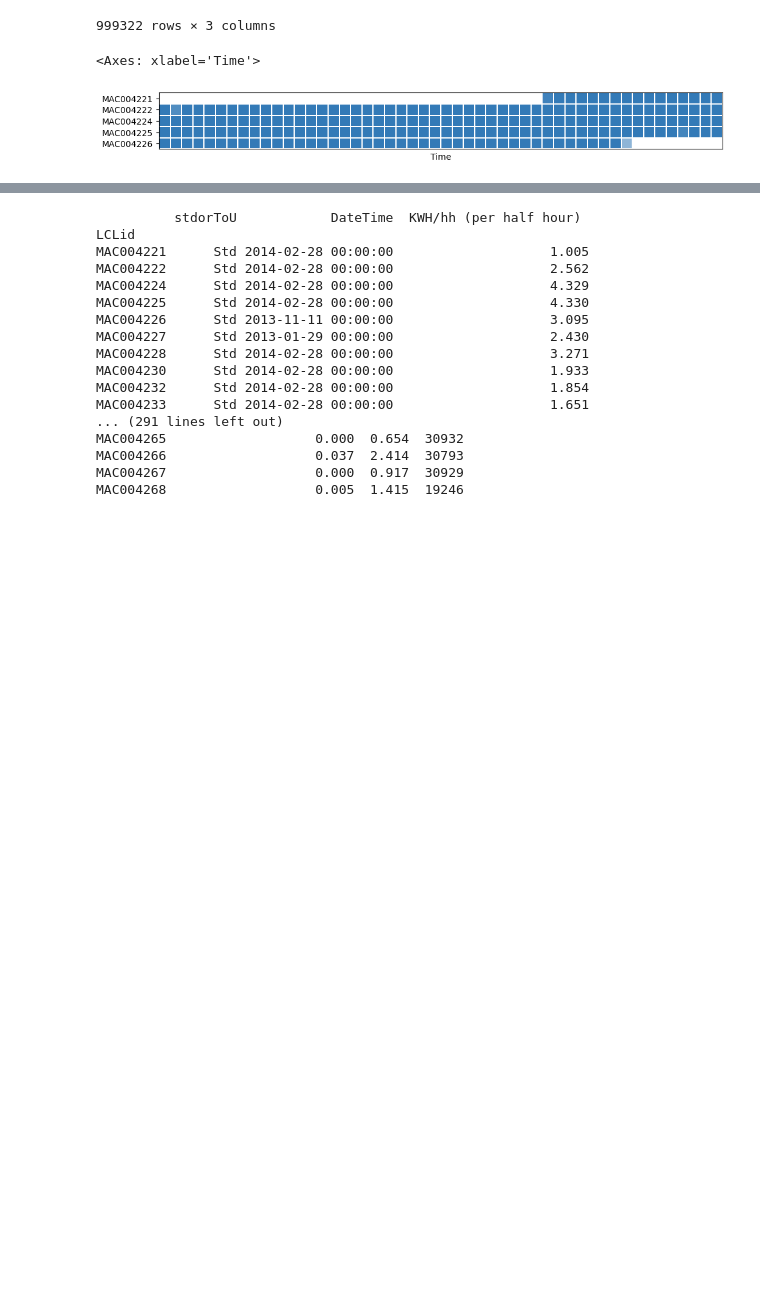
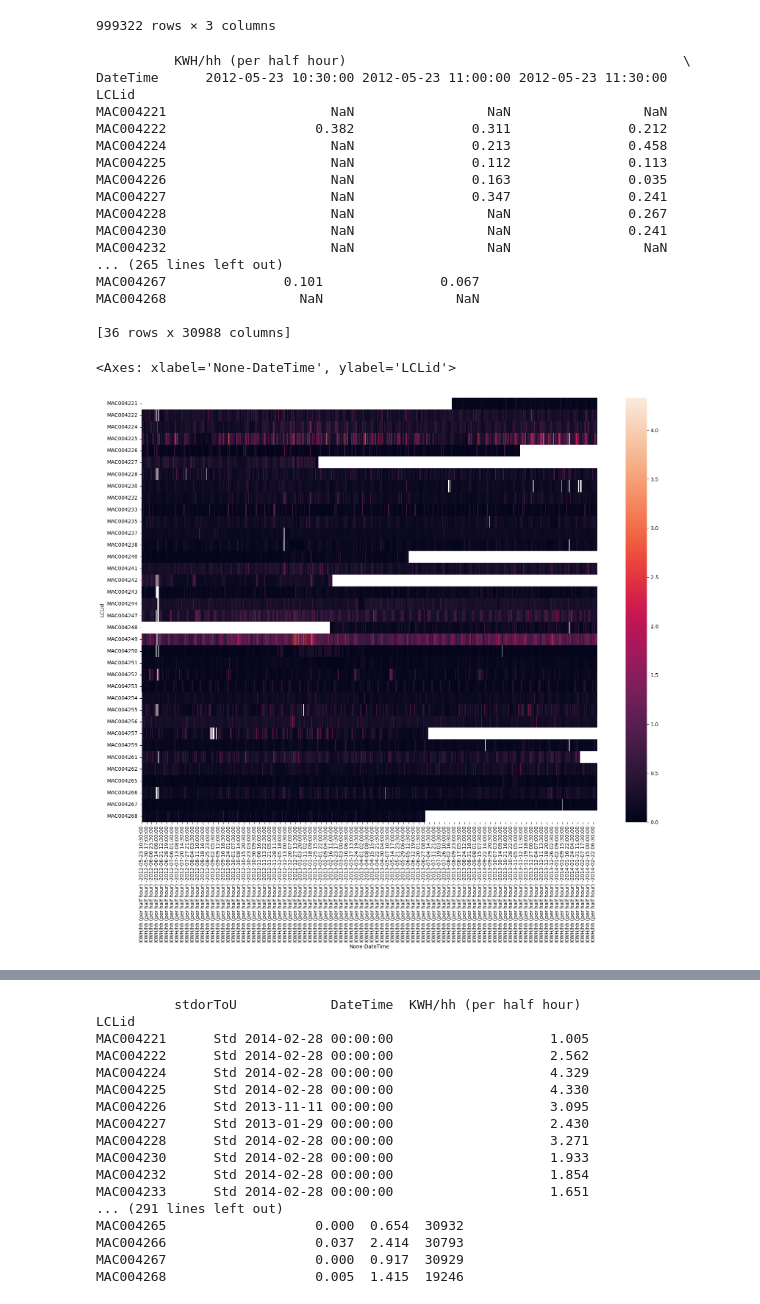
Before and after one commit to jaksanders/electric-load-forecasting, a Jupyter notebook: london-households-smartmeter-data.ipynb, the cells around one changed output, grey strips where cells are left out. Drawn from its saved outputs; the diff is of its cells as text; code cells hidden in the pictures; blank space fills up the shorter version.

```diff
--- a/london-households-smartmeter-data.ipynb
+++ b/london-households-smartmeter-data.ipynb
@@ -152,10 +166,3 @@ d.set_index('DateTime')
 | 2013-06-29 08:30:00 | MAC004268 | Std | 0.049 |
 | 2013-06-29 09:00:00 | MAC004268 | Std | 0.129 |
 999322 rows × 3 columns
-# %%
-from pandas_profiling.visualisation.plot import timeseries_heatmap
-
-timeseries_heatmap(dataframe=d, entity_column='LCLid', sortby='DateTime')
-# %% [output]
-<Axes: xlabel='Time'>
-[figure, removed]
@@ -161,0 +171,25 @@ timeseries_heatmap(dataframe=d, entity_column='LCLid', sortby='DateTime')
+# %%
+pivot_table = pd.pivot_table(d, columns='DateTime', index='LCLid')
+print(pivot_table)
+plt.subplots(figsize=(20,15))
+sns.heatmap(pivot_table)
+# %% [output]
+          KWH/hh (per half hour)                                           \
+DateTime      2012-05-23 10:30:00 2012-05-23 11:00:00 2012-05-23 11:30:00
+LCLid
+MAC004221                     NaN                 NaN                 NaN
+MAC004222                   0.382               0.311               0.212
+MAC004224                     NaN               0.213               0.458
+MAC004225                     NaN               0.112               0.113
+MAC004226                     NaN               0.163               0.035
+MAC004227                     NaN               0.347               0.241
+MAC004228                     NaN                 NaN               0.267
+MAC004230                     NaN                 NaN               0.241
+MAC004232                     NaN                 NaN                 NaN
+... (265 lines left out)
+MAC004267               0.101               0.067
+MAC004268                 NaN                 NaN
+
+[36 rows x 30988 columns]
+<Axes: xlabel='None-DateTime', ylabel='LCLid'>
+[figure, added]
```
Also changed, not shown: parts of 22 cells of this notebook.
